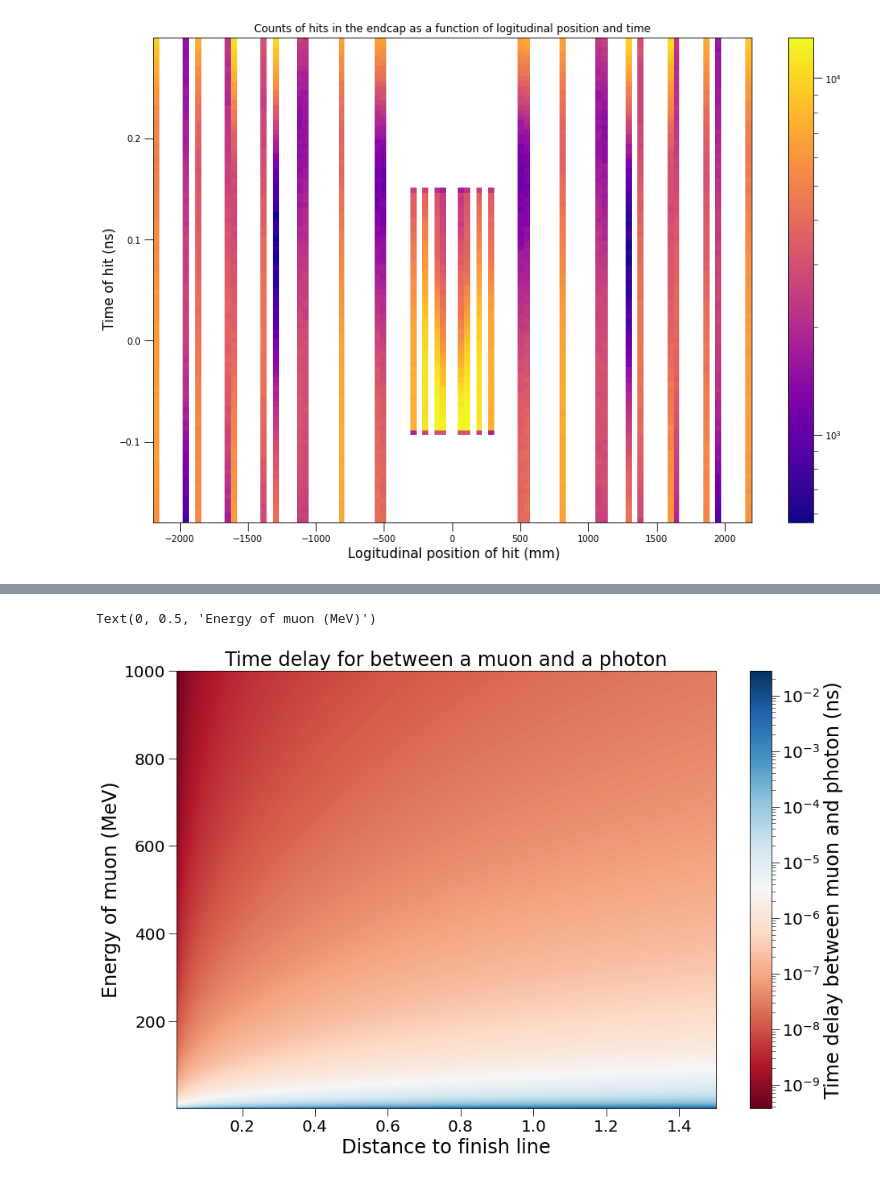
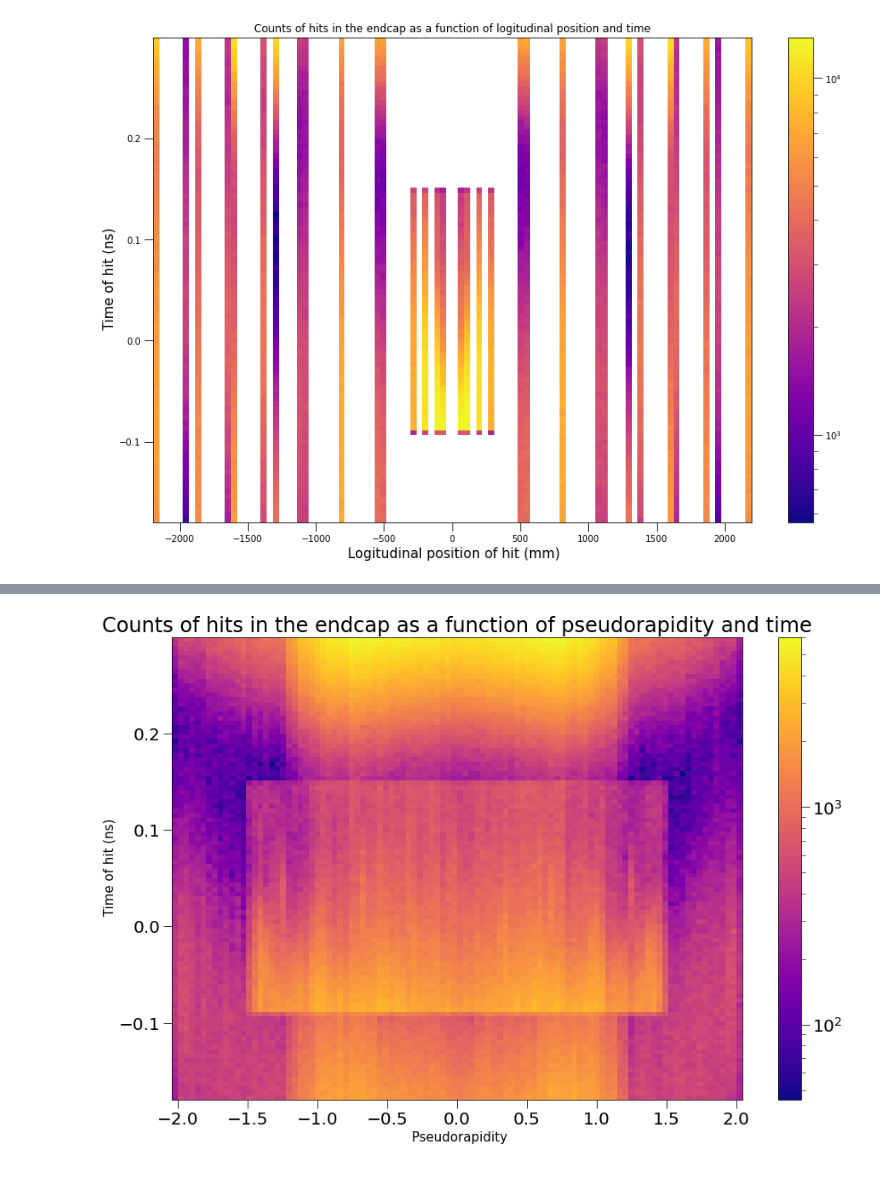
Before and after one commit to Isaac-Hirsch/mucol_plotting_scripts, a Jupyter notebook: macros/Time_of_hits_analysis.ipynb, the cells around one changed output, grey strips where cells are left out. Saved outputs shown, nothing was run; the diff lists cells and outputs as text; code cells hidden in the pictures.

Commit message:
Added 2D plots for eta vs time and phi vs time.

```diff
--- a/macros/Time_of_hits_analysis.ipynb
+++ b/macros/Time_of_hits_analysis.ipynb
@@ -306,16 +262,4 @@ GeV_delay=delay(v_GeV, silicon_r)*10**9
-# %%
-y, x = np.meshgrid(GeV_scale*1000,silicon_r)
-z = GeV_delay[:-1, :-1]
-z_min, z_max = -np.abs(-z).max(), 0.1
-
-fig, ax = plt.subplots(figsize=(15,10))
-
-c = ax.pcolormesh(x, y, z, norm=colors.LogNorm(vmin=z.min(), vmax=z.max()),cmap='RdBu')
-ax.set_title('Time delay for between a muon and a photon')
-ax.axis([x.min(), x.max(), y.min(), y.max()])
-fig.colorbar(c, ax=ax, label="Time delay between muon and photon (ns)")
-ax.set_xlabel("Distance to finish line")
-ax.set_ylabel("Energy of muon (MeV)")
-# %% [output]
-Text(0, 0.5, 'Energy of muon (MeV)')
-[figure, removed]
+# %%
+plot2DHistogram(vBarrelHits.eta, vBarrelHits.t, label="Counts of hits in the endcap as a function of pseudorapidity and time; Pseudorapidity; Time of hit (ns)")
+# %% [output]
+[figure, added]
```
Also changed, not shown: parts of 18 cells of this notebook.
